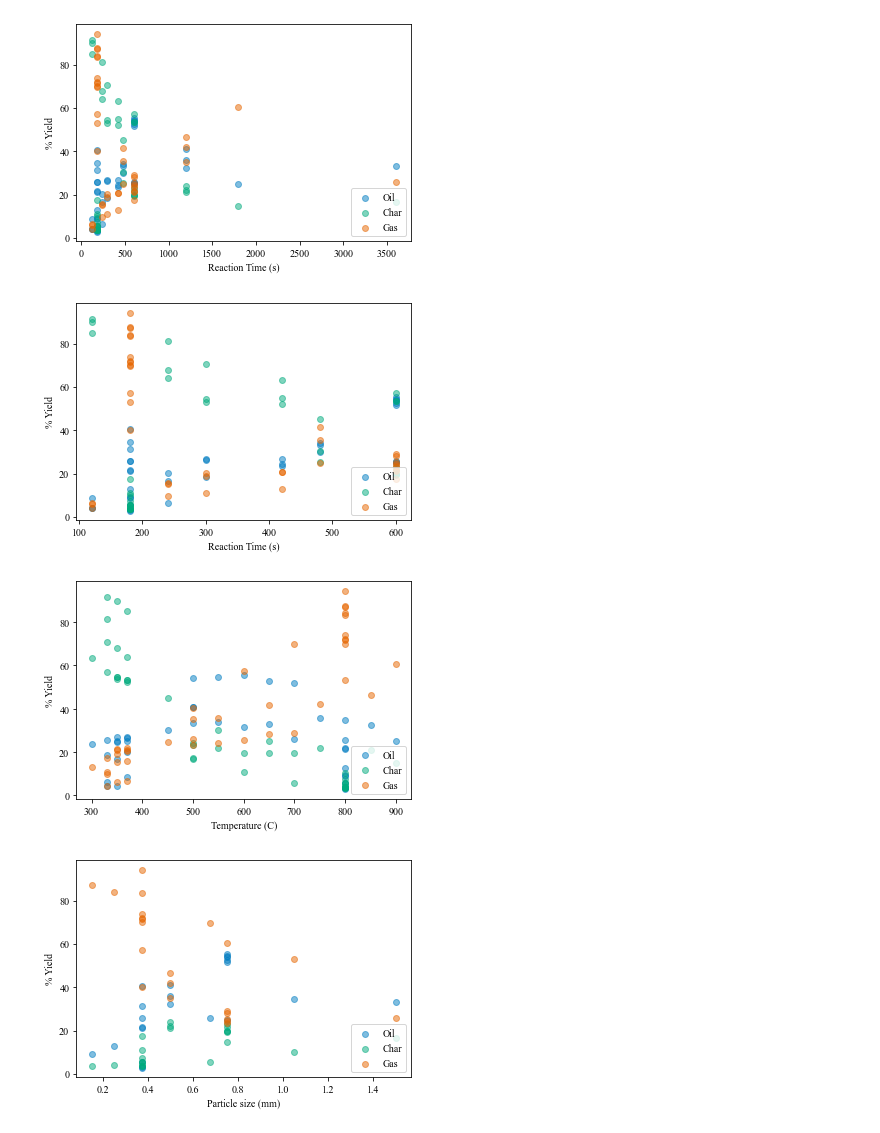
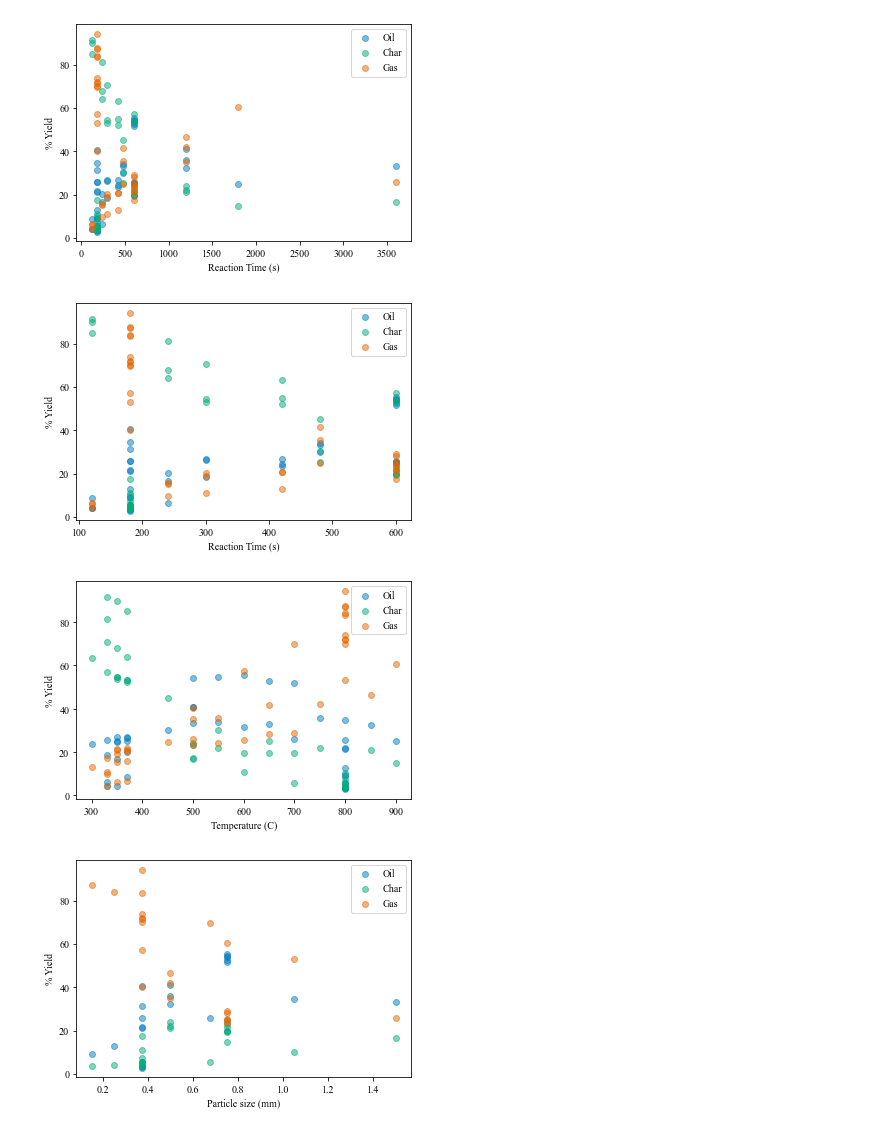
Before and after one commit to ECRL/publication_procedures, a Jupyter notebook: product_yields/plot_relationships_br.ipynb, the cells around one changed output. Saved outputs shown, nothing was run; the diff lists cells and outputs as text; code cells hidden in the pictures.

```diff
--- a/product_yields/plot_relationships_br.ipynb
+++ b/product_yields/plot_relationships_br.ipynb
@@ -32,20 +32,21 @@ def get_yields(rows: List[dict], inp: str, inp_limit: int = None) -> Tuple[List[
 # %%
 # Reaction Time (s)
 from matplotlib import pyplot as plt
 
 t_reaction, oil, char, gas = get_yields(rows, 'Reaction Time (s)')
 
 plt.clf()
 plt.rcParams['font.family'] = 'Times New Roman'
 plt.xlabel('Reaction Time (s)')
 plt.ylabel('% Yield')
 plt.scatter(t_reaction, oil, color=(0, 114/235, 178/235), label='Oil', alpha=0.5)
 plt.scatter(t_reaction, char, color=(0, 158/235, 115/235), label='Char', alpha=0.5)
 plt.scatter(t_reaction, gas, color=(213/235, 94/235, 0), label='Gas', alpha=0.5)
-plt.legend(loc='lower right')
+plt.legend(loc='upper right')
+plt.savefig('_plots/inp_tar/batch_reactor/reaction_time.png')
 plt.show()
 # %% [output]
-[figure, old version]
+[figure, new version]
 # %%
 # Reaction Time (s), zoomed
 
@@ -58,10 +59,11 @@ plt.ylabel('% Yield')
 plt.scatter(t_reaction, oil, color=(0, 114/235, 178/235), label='Oil', alpha=0.5)
 plt.scatter(t_reaction, char, color=(0, 158/235, 115/235), label='Char', alpha=0.5)
 plt.scatter(t_reaction, gas, color=(213/235, 94/235, 0), label='Gas', alpha=0.5)
-plt.legend(loc='lower right')
+plt.legend(loc='upper right')
+plt.savefig('_plots/inp_tar/batch_reactor/reaction_time_zoom.png')
 plt.show()
 # %% [output]
-[figure, old version]
+[figure, new version]
 # %%
 # Temperature (C)
 
@@ -74,10 +76,11 @@ plt.ylabel('% Yield')
 plt.scatter(temp, oil, color=(0, 114/235, 178/235), label='Oil', alpha=0.5)
 plt.scatter(temp, char, color=(0, 158/235, 115/235), label='Char', alpha=0.5)
 plt.scatter(temp, gas, color=(213/235, 94/235, 0), label='Gas', alpha=0.5)
-plt.legend(loc='lower right')
+plt.legend(loc='upper right')
+plt.savefig('_plots/inp_tar/batch_reactor/temperature.png')
 plt.show()
 # %% [output]
-[figure, old version]
+[figure, new version]
 # %%
 # Particle size (mm)
 
@@ -90,10 +93,11 @@ plt.ylabel('% Yield')
 plt.scatter(part_size, oil, color=(0, 114/235, 178/235), label='Oil', alpha=0.5)
 plt.scatter(part_size, char, color=(0, 158/235, 115/235), label='Char', alpha=0.5)
 plt.scatter(part_size, gas, color=(213/235, 94/235, 0), label='Gas', alpha=0.5)
-plt.legend(loc='lower right')
+plt.legend(loc='upper right')
+plt.savefig('_plots/inp_tar/batch_reactor/particle_size.png')
 plt.show()
 # %% [output]
-[figure, old version]
+[figure, new version]
 # %%
 # Moisture
 
```
Also changed, not shown: parts of 6 cells of this notebook, 46 other files.
